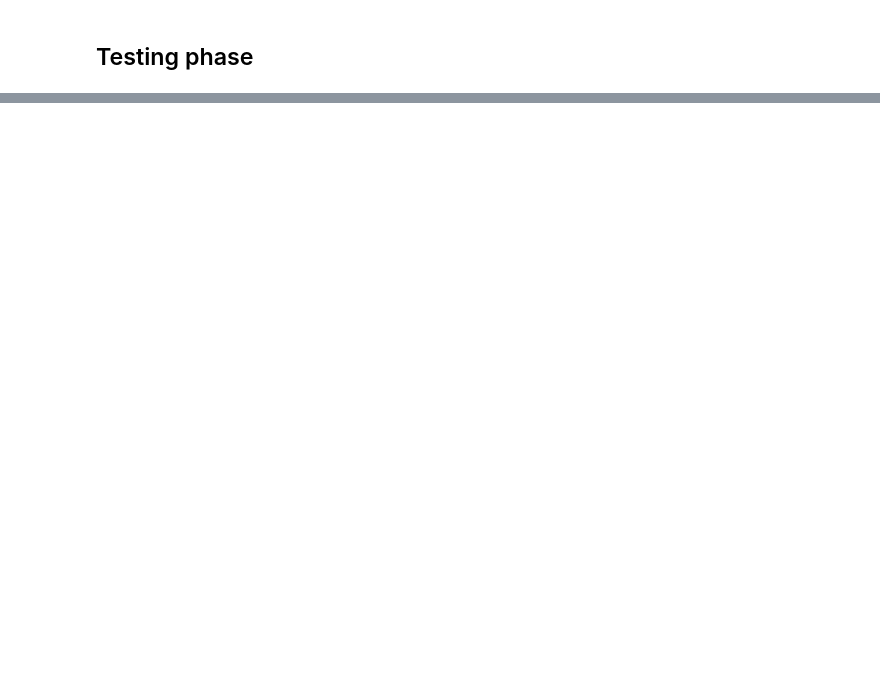
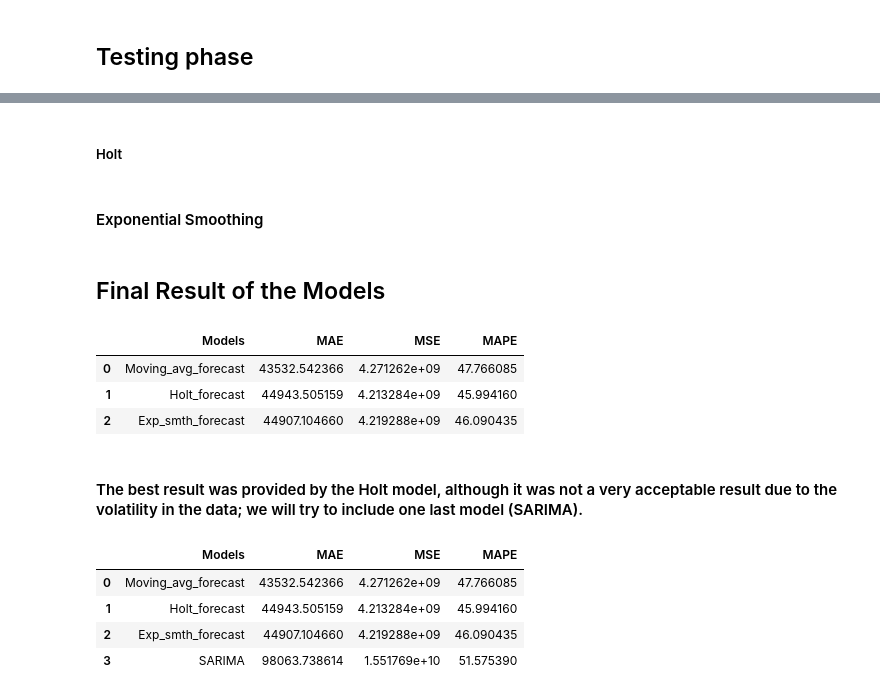
Before and after one commit to ferrettijaime-cmd/Professional_portfolio, a Jupyter notebook: Olist_Linear_regression_analysis_ML/Scripts Python/olist_linear_r_analysis.ipynb, the cells around one changed output, grey strips where cells are left out. Drawn from its saved outputs; the diff is of its cells as text; code cells hidden in the pictures; blank space fills up the shorter version.

Commit message:
Update forecasting notebook

```diff
--- a/Olist_Linear_regression_analysis_ML/Scripts Python/olist_linear_r_analysis.ipynb
+++ b/Olist_Linear_regression_analysis_ML/Scripts Python/olist_linear_r_analysis.ipynb
@@ -200,0 +211,2 @@ test["Expo_smth_forecast"] = exp_model.forecast(6).values
+# %% [markdown]
+##### Holt
@@ -200,0 +215,2 @@ test["Expo_smth_forecast"] = exp_model.forecast(6).values
+# %% [markdown]
+#### Exponential Smoothing
@@ -200,0 +219,15 @@ test["Expo_smth_forecast"] = exp_model.forecast(6).values
+# %% [markdown]
+## Final Result of the Models
+# %%
+result = pd.DataFrame(
+    {"Models": ["Moving_avg_forecast", "Holt_forecast", "Exp_smth_forecast"], "MAE": [mae_ma, mae_holt, mae_exp],
+     "MSE":[mse_ma, mse_holt, mse_exp], "MAPE": [map_ma, map_holt, map_exp]}
+)
+result
+# %% [output]
+|  | Models | MAE | MSE | MAPE |
+| 0 | Moving_avg_forecast | 43532.542366 | 4.271262e+09 | 47.766085 |
+| 1 | Holt_forecast | 44943.505159 | 4.213284e+09 | 45.994160 |
+| 2 | Exp_smth_forecast | 44907.104660 | 4.219288e+09 | 46.090435 |
+# %% [markdown]
+#### The best result was provided by the Holt model, although it was not a very acceptable result due to the volatility in the data; we will try to include one last model (SARIMA).
@@ -200,0 +236,23 @@ test["Expo_smth_forecast"] = exp_model.forecast(6).values
+# %%
+sarima_model = SARIMAX(
+    train["revenue"],
+    order=(1,1,1),
+    seasonal_order=(1,1,1,12),
+    enforce_stationarity=False,
+    enforce_invertibility=False
+).fit()
+# %%
+test["Sarima_forecast"] = sarima_model.forecast(31).values
+# %%
+mae_srx, mse_srx, map_srx = evaluate_model(test["revenue"], test["Sarima_forecast"])
+# %%
+new_model = pd.DataFrame([{"Models": "SARIMA", "MAE": mae_srx, "MSE": mse_srx, "MAPE": map_srx}])
+# %%
+result = pd.concat([result, new_model], ignore_index=True)
+result
+# %% [output]
+|  | Models | MAE | MSE | MAPE |
+| 0 | Moving_avg_forecast | 43532.542366 | 4.271262e+09 | 47.766085 |
+| 1 | Holt_forecast | 44943.505159 | 4.213284e+09 | 45.994160 |
+| 2 | Exp_smth_forecast | 44907.104660 | 4.219288e+09 | 46.090435 |
+| 3 | SARIMA | 98063.738614 | 1.551769e+10 | 51.575390 |
```
Also changed, not shown: parts of 23 cells of this notebook.
